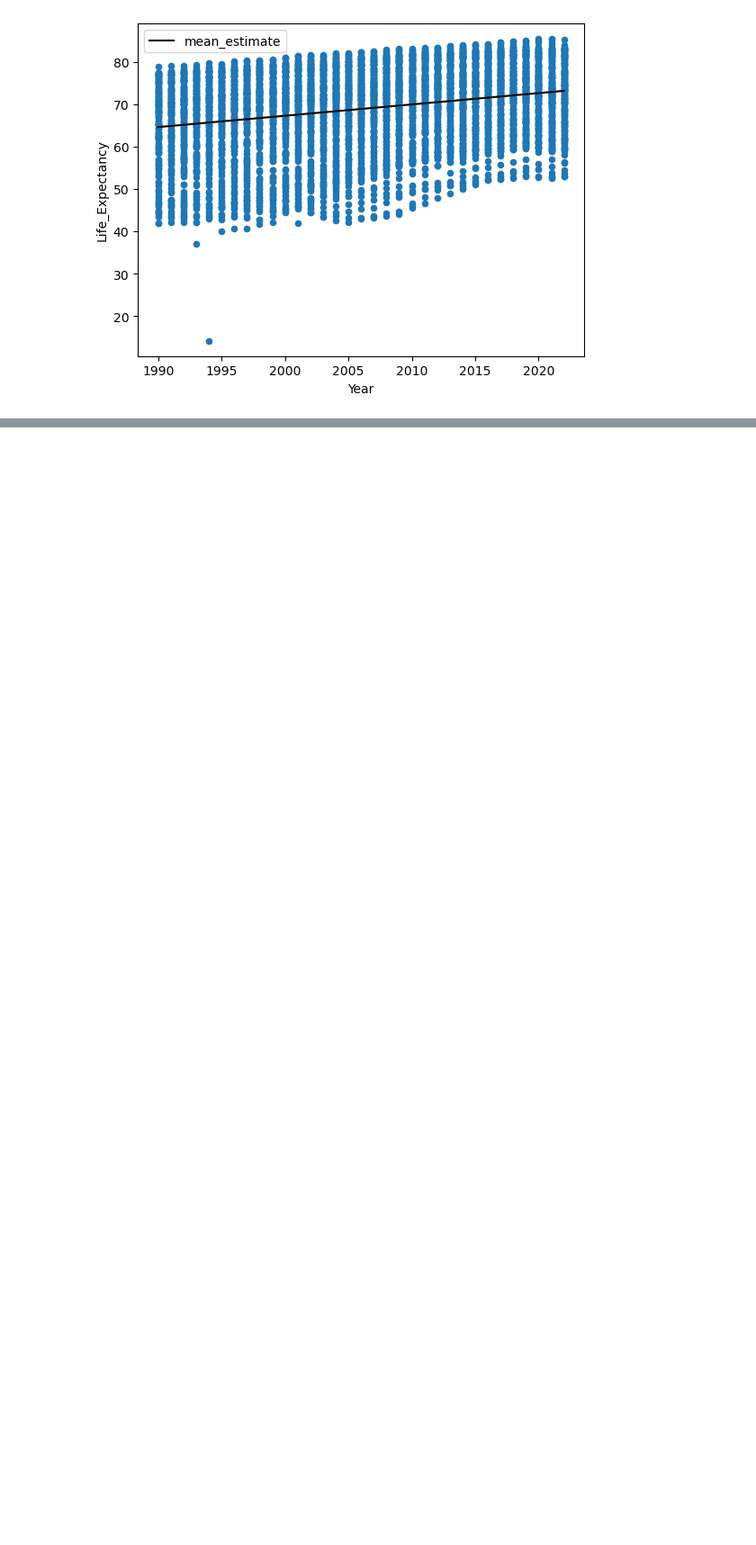
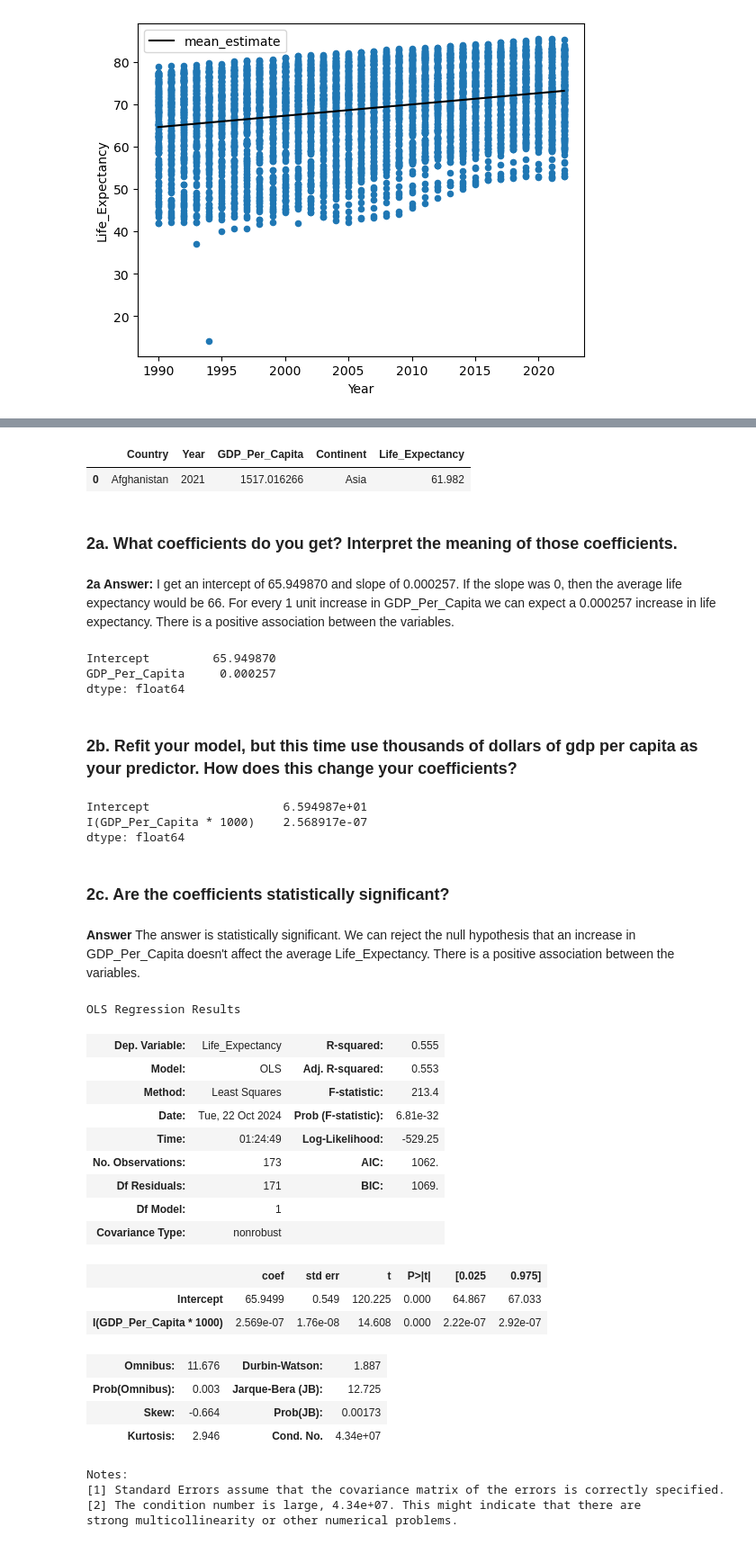
Before and after one commit to nss-data-science-cohort-8/un-linear-regression-BillyBrothers, a Jupyter notebook: notebooks/un_linear_regression.ipynb, the cells around one changed output, grey strips where cells are left out. Shown: that part at 90% size. Saved outputs shown, nothing was run; the diff lists cells and outputs as text; code cells hidden in the pictures; blank space fills up the shorter version.

Commit message:
completed problem 2

```diff
--- a/notebooks/un_linear_regression.ipynb
+++ b/notebooks/un_linear_regression.ipynb
@@ -118,0 +109,7 @@ Notes:
+# %%
+country_2021 = country.loc[country['Year'] == 2021]
+# %%
+country_2021.head(1)
+# %% [output]
+|  | Country | Year | GDP_Per_Capita | Continent | Life_Expectancy |
+| 0 | Afghanistan | 2021 | 1517.016266 | Asia | 61.982 |
@@ -118,0 +118,48 @@ Notes:
+# %% [markdown]
+### 2a. What coefficients do you get? Interpret the meaning of those coefficients.
+# %% [markdown]
+**2a Answer:** I get an intercept of 65.949870 and slope of 0.000257. If the slope was 0, then the average life expectancy would be 66. For every 1 unit increase in GDP_Per_Capita we can expect a 0.000257 increase in life expectancy. There is a positive association between the variables.
+# %%
+lr_life_expectancy_2021.params
+# %% [output]
+Intercept         65.949870
+GDP_Per_Capita     0.000257
+dtype: float64
+# %% [markdown]
+### 2b. Refit your model, but this time use thousands of dollars of gdp per capita as your predictor. How does this change your coefficients?
+# %%
+lr_life_expectancy_2021 = smf.ols('Life_Expectancy ~ I(GDP_Per_Capita * 1000)', data=country_2021).fit()
+# %%
+lr_life_expectancy_2021.params
+# %% [output]
+Intercept                   6.594987e+01
+I(GDP_Per_Capita * 1000)    2.568917e-07
+dtype: float64
+# %% [markdown]
+### 2c. Are the coefficients statistically significant?
+# %% [markdown]
+**Answer** The answer is statistically significant. We can reject the null hypothesis that an increase in GDP_Per_Capita doesn't affect the average Life_Expectancy. There is a positive association between the variables.
+# %%
+lr_life_expectancy_2021.summary()
+# %% [output]
+OLS Regression Results
+| Dep. Variable: | Life_Expectancy | R-squared: | 0.555 |
+| Model: | OLS | Adj. R-squared: | 0.553 |
+| Method: | Least Squares | F-statistic: | 213.4 |
+| Date: | Tue, 22 Oct 2024 | Prob (F-statistic): | 6.81e-32 |
+| Time: | 01:24:49 | Log-Likelihood: | -529.25 |
+| No. Observations: | 173 | AIC: | 1062. |
+| Df Residuals: | 171 | BIC: | 1069. |
+| Df Model: | 1 |  |  |
+| Covariance Type: | nonrobust |  |  |
+|  | coef | std err | t | P>|t| | [0.025 | 0.975] |
+| Intercept | 65.9499 | 0.549 | 120.225 | 0.000 | 64.867 | 67.033 |
+| I(GDP_Per_Capita * 1000) | 2.569e-07 | 1.76e-08 | 14.608 | 0.000 | 2.22e-07 | 2.92e-07 |
+| Omnibus: | 11.676 | Durbin-Watson: | 1.887 |
+| Prob(Omnibus): | 0.003 | Jarque-Bera (JB): | 12.725 |
+| Skew: | -0.664 | Prob(JB): | 0.00173 |
+| Kurtosis: | 2.946 | Cond. No. | 4.34e+07 |
+Notes:
+[1] Standard Errors assume that the covariance matrix of the errors is correctly specified.
+[2] The condition number is large, 4.34e+07. This might indicate that there are
+strong multicollinearity or other numerical problems.
```
Also changed, not shown: parts of 19 cells of this notebook.
